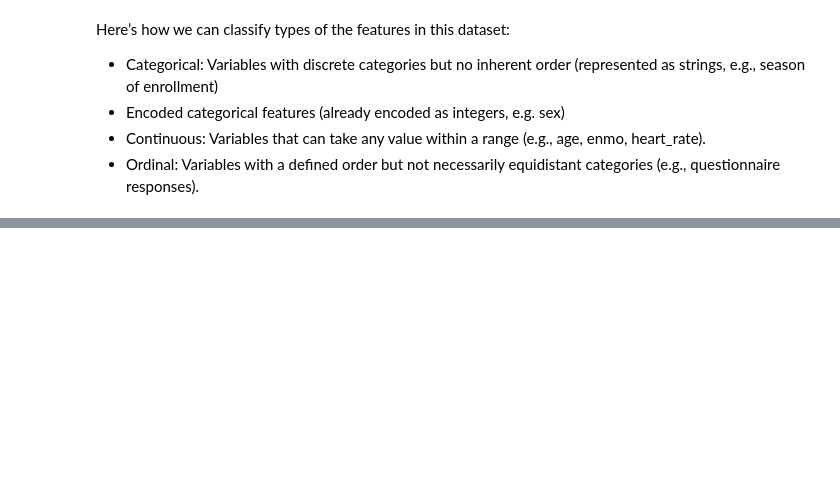
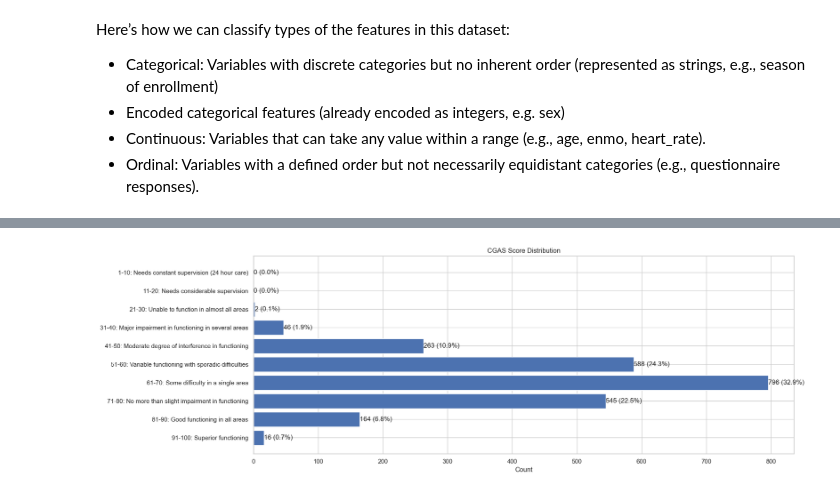
Before and after one commit to AdityaMarne/Kaggle_projects, a Jupyter notebook: ProblematicInternetUse/notebooks/EDA.ipynb, the cells around one changed output, grey strips where cells are left out. Saved outputs shown, nothing was run; the diff lists cells and outputs as text; code cells hidden in the pictures; blank space fills up the shorter version.

```diff
--- a/ProblematicInternetUse/notebooks/EDA.ipynb
+++ b/ProblematicInternetUse/notebooks/EDA.ipynb
@@ -797,0 +1029,38 @@ Here’s how we can classify types of the features in this dataset:
+# %%
+bins = np.arange(0, 101, 10)
+labels = [
+    "1-10: Needs constant supervision (24 hour care)",
+    "11-20: Needs considerable supervision",
+    "21-30: Unable to function in almost all areas",
+    "31-40: Major impairment in functioning in several areas",
+    "41-50: Moderate degree of interference in functioning",
+    "51-60: Variable functioning with sporadic difficulties",
+    "61-70: Some difficulty in a single area",
+    "71-80: No more than slight impairment in functioning",
+    "81-90: Good functioning in all areas",
+    "91-100: Superior functioning"
+]
+
+train['CGAS_Score_Bin'] = pd.cut(
+    train['CGAS-CGAS_Score'], bins=bins, labels=labels
+)
+
+counts = train['CGAS_Score_Bin'].value_counts().reindex(labels)
+prop = (counts / counts.sum() * 100).round(1)
+count_prop_labels = counts.astype(str) + " (" + prop.astype(str) + "%)"
+
+plt.figure(figsize=(18, 6))
+bars = plt.barh(labels, counts)
+plt.xlabel('Count')
+plt.title('CGAS Score Distribution')
+
+for bar, label in zip(bars, count_prop_labels):
+    plt.text(
+        bar.get_width(), bar.get_y() + bar.get_height() / 2, label, va='center'
+    )
+
+plt.gca().invert_yaxis()
+plt.tight_layout()
+plt.show()
+# %% [output]
+[figure, added]
```
Also changed, not shown: parts of 34 cells of this notebook.
